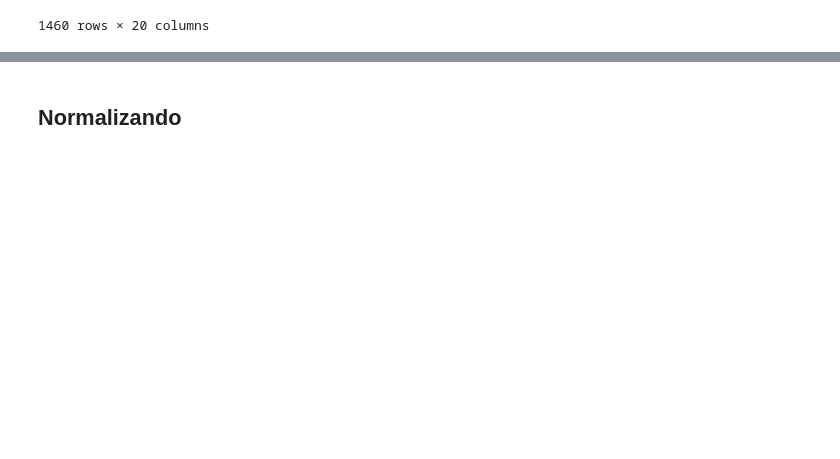
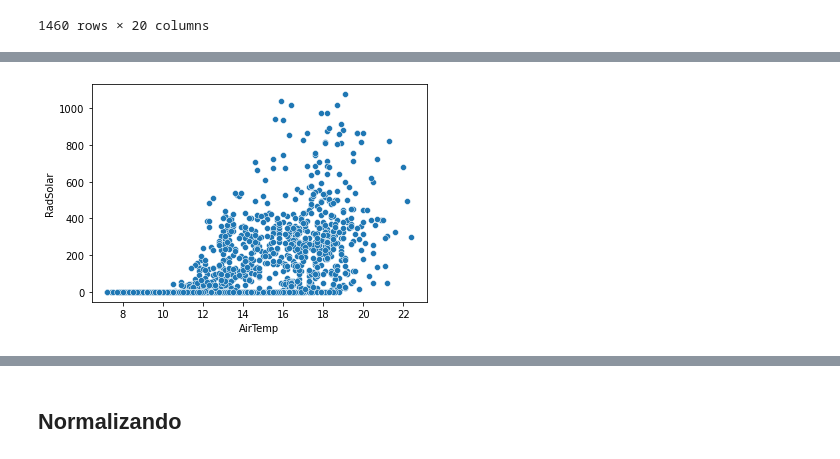
Before and after one commit to sofgutierrez6/ProyectoGrado, a Jupyter notebook: Data Adaptation v2.0.ipynb, the cells around one changed output, grey strips where cells are left out. Cells and saved outputs as stored; diff of their text form; code cells hidden in the pictures; blank space fills up the shorter version.

```diff
--- a/Data Adaptation v2.0.ipynb
+++ b/Data Adaptation v2.0.ipynb
@@ -104 +116,6 @@ plt.show()
+# %%
+sns.scatterplot(data=shuffle_data, x="AirTemp",y="RadSolar")
+plt.show()
+# %% [output]
+[figure, added]
 # %%
```
Also changed, not shown: parts of 12 cells of this notebook.
